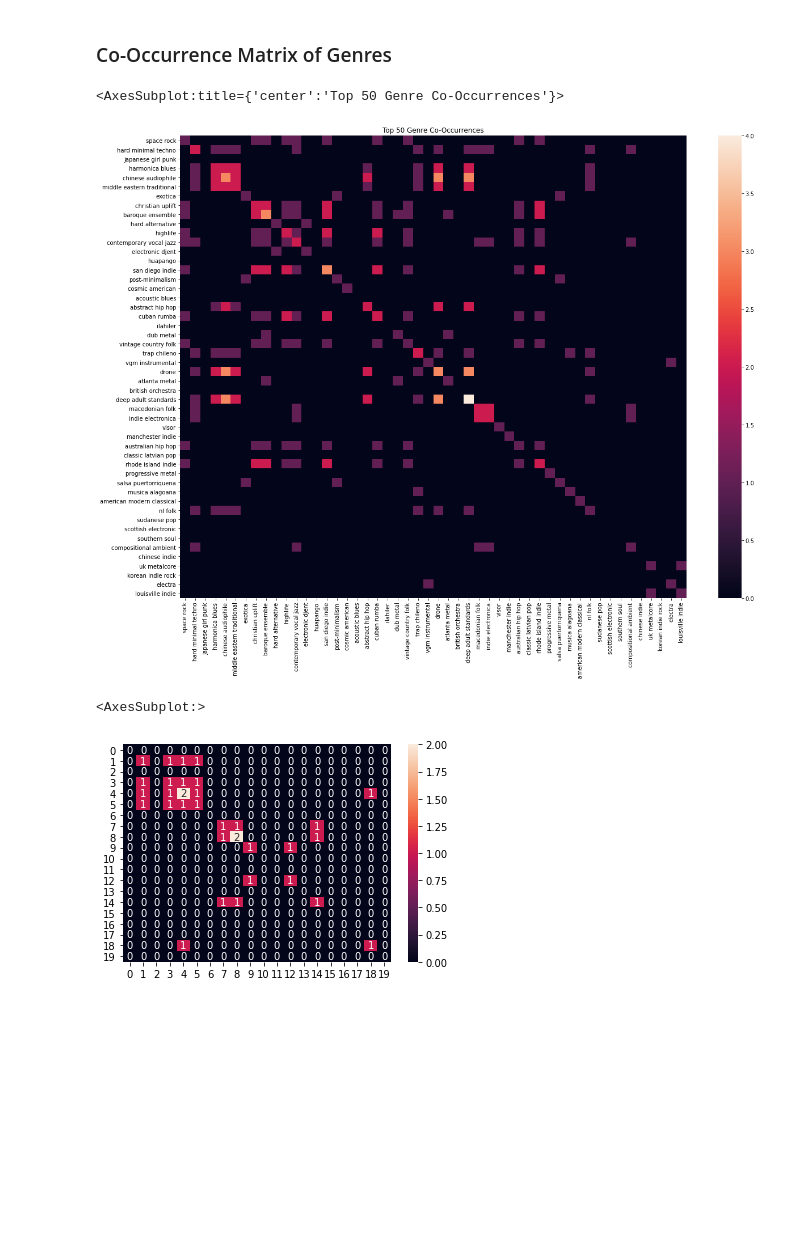
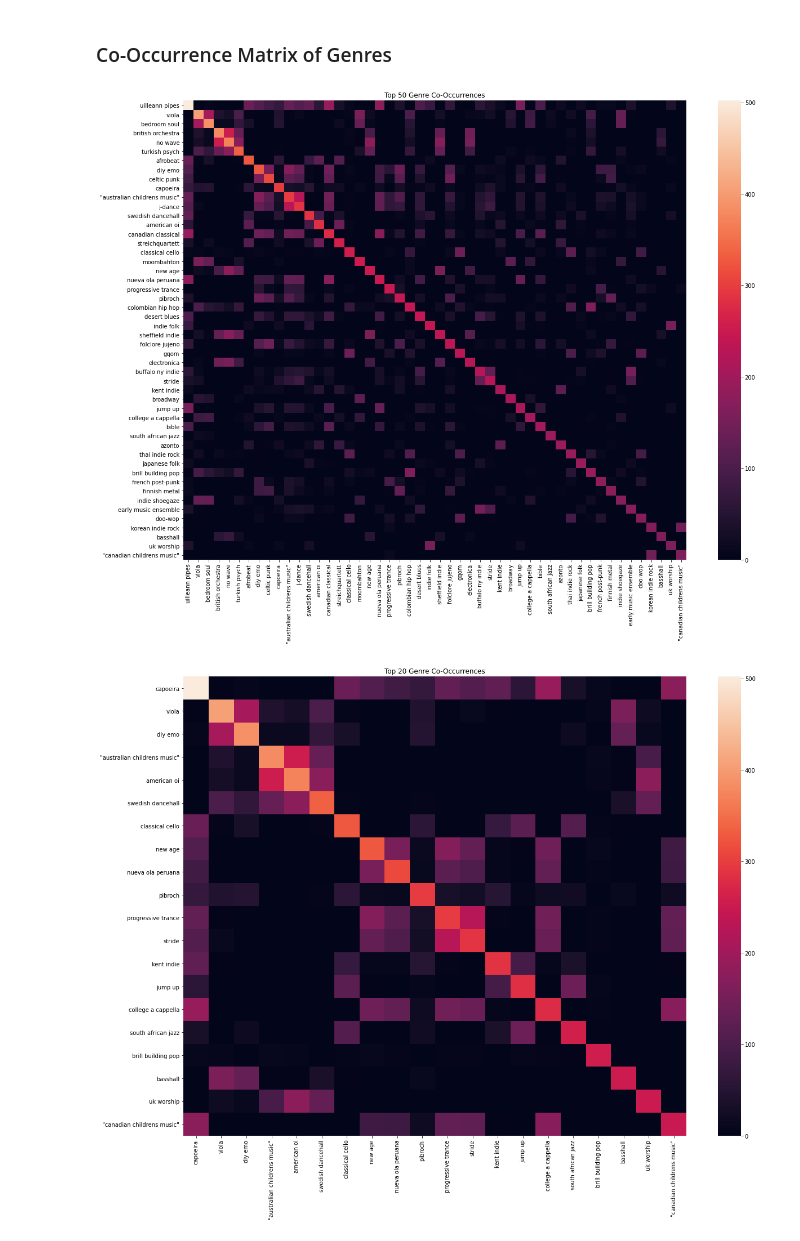
Before and after one commit to chynu/cs4300sp2021-ag2496-cc972-mb2359-jjz67-jxl8, a Jupyter notebook: data/Genre_Occurrence_In_Spotify.ipynb, the cells around one changed output. Saved outputs shown, nothing was run; the diff lists cells and outputs as text; code cells hidden in the pictures; blank space fills up the shorter version.

Commit message:
Updating genre occurrence ipynb

```diff
--- a/data/Genre_Occurrence_In_Spotify.ipynb
+++ b/data/Genre_Occurrence_In_Spotify.ipynb
@@ -124,22 +124,23 @@ def get_co_mtx(input_tf_mtx, top_n=None):
         top_n = input_tf_mtx.shape[1]
     input_sorted_indices = np.argsort(input_tf_mtx.sum(axis=0))[::-1][:top_n] # Indices of most frequent genres
 
-    submtx = genre_tf_matrix[np.ix_(input_sorted_indices,input_sorted_indices)]
-    return np.dot(submtx.T, submtx)
+    return np.dot(input_tf_mtx.T, input_tf_mtx)[np.ix_(input_sorted_indices,input_sorted_indices)]
 # %%
-# top 50
-top_50_genres = [index_to_genre[idx] for idx in np.argsort(genre_tf_matrix.sum(axis=0)[::-1][:50])]
+def plot_co_mtx(input_tf_mtx, top_n=None):
+    if top_n == None:
+        top_n = input_tf_mtx.shape[1]
 
-plt.figure(figsize=(20,15))
-top_50_ax = plt.axes()
-plt.title('Top 50 Genre Co-Occurrences')
-sns.heatmap(pd.DataFrame(get_co_mtx(genre_tf_matrix, top_n=50)), xticklabels=top_50_genres, yticklabels=top_50_genres, ax=top_50_ax)
+    top_n_genres = [index_to_genre[idx] for idx in np.argsort(genre_tf_matrix.sum(axis=0)[::-1][:top_n])]
+
+    plt.figure(figsize=(20,15))
+    top_n_ax = plt.axes()
+    plt.title('Top ' + str(top_n) + ' Genre Co-Occurrences')
+    sns.heatmap(pd.DataFrame(get_co_mtx(genre_tf_matrix, top_n=top_n)), xticklabels=top_n_genres, yticklabels=top_n_genres, ax=top_n_ax)
-# %% [output]
-<AxesSubplot:title={'center':'Top 50 Genre Co-Occurrences'}>
-[figure, removed]
-# %%
-# top 10
-sns.heatmap(get_co_mtx(genre_tf_matrix, top_n=20), annot=True)
-# %% [output]
-<AxesSubplot:>
-[figure, removed]
+# %%
+plot_co_mtx(genre_tf_matrix, top_n=50)
+# %% [output]
+[figure, added]
+# %%
+plot_co_mtx(genre_tf_matrix, top_n=20)
+# %% [output]
+[figure, added]
```
Also changed, not shown: parts of 2 cells of this notebook.
